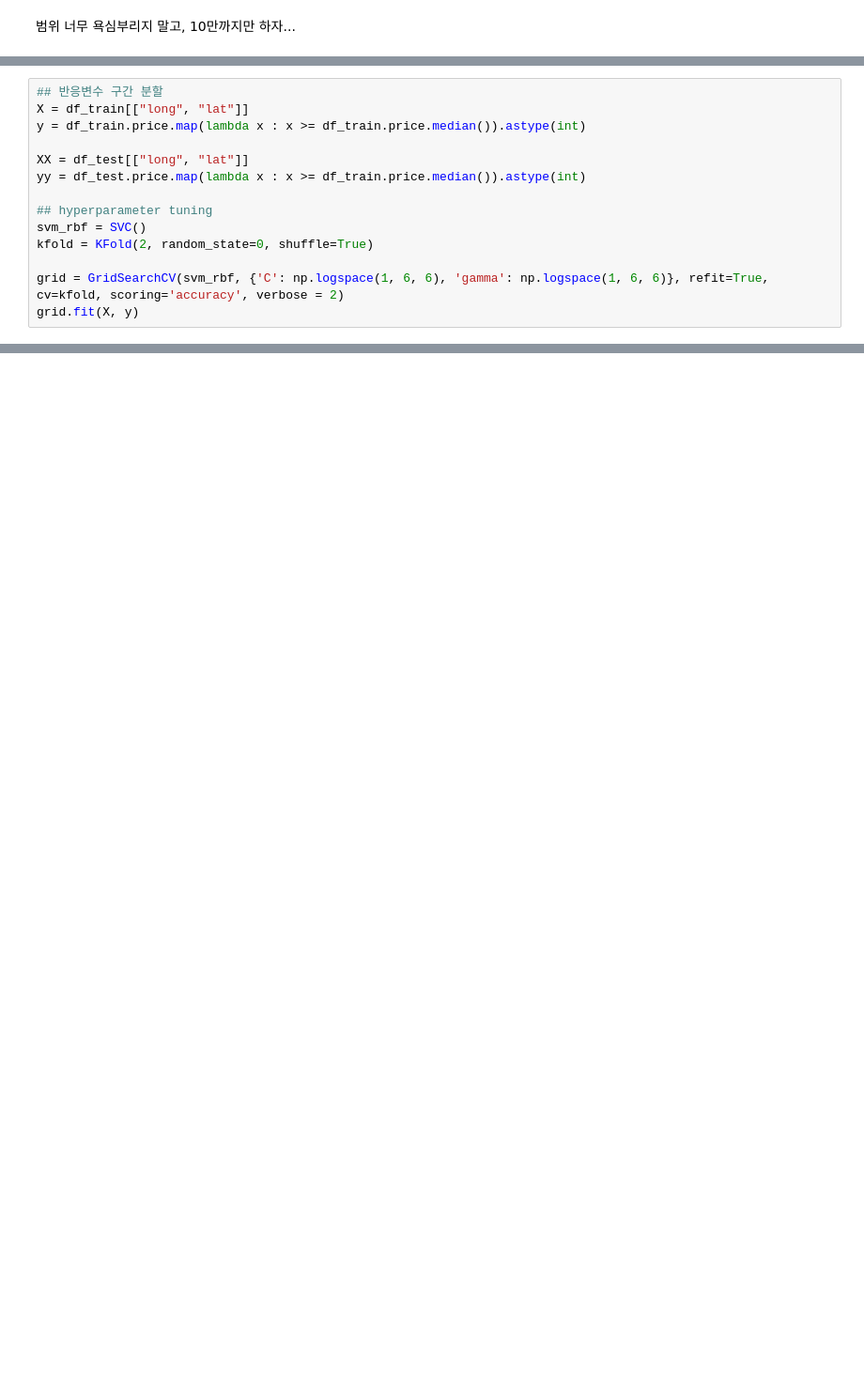
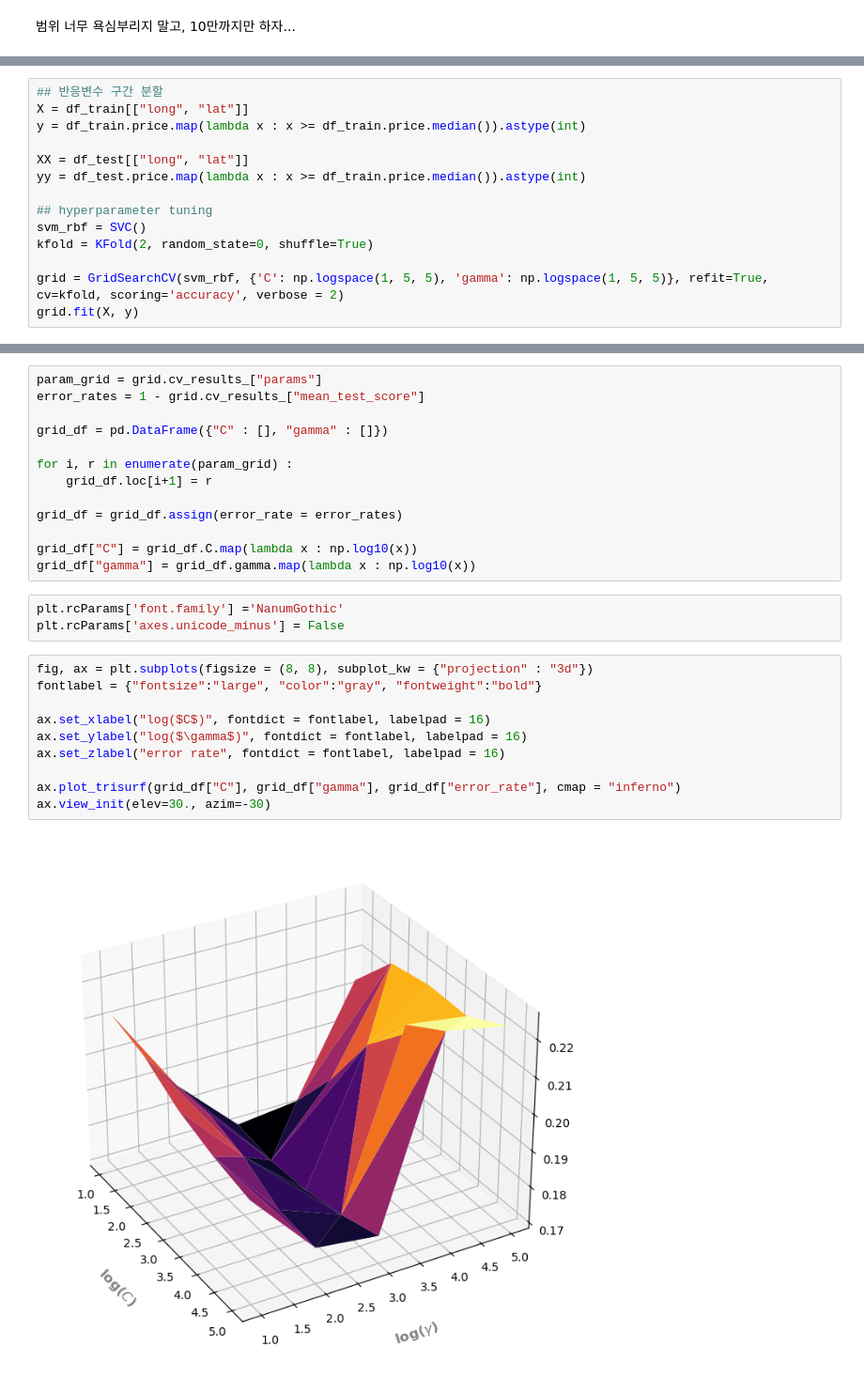
Before and after one commit to HollyRiver/ML2024, a Jupyter notebook: hw/기말 발표/SVM.ipynb, the cells around one changed output, grey strips where cells are left out. Shown at 94% size. Saved outputs shown, nothing was run; the diff lists cells and outputs as text; blank space fills up the shorter version.

```diff
--- a/hw/기말 발표/SVM.ipynb
+++ b/hw/기말 발표/SVM.ipynb
@@ -154,6 +162,6 @@ yy = df_test.price.map(lambda x : x >= df_train.price.median()).astype(int)
 svm_rbf = SVC()
 kfold = KFold(2, random_state=0, shuffle=True)
 
-grid = GridSearchCV(svm_rbf, {'C': np.logspace(1, 6, 6), 'gamma': np.logspace(1, 6, 6)}, refit=True, cv=kfold, scoring='accuracy', verbose = 2)
+grid = GridSearchCV(svm_rbf, {'C': np.logspace(1, 5, 5), 'gamma': np.logspace(1, 5, 5)}, refit=True, cv=kfold, scoring='accuracy', verbose = 2)
 grid.fit(X, y)
 # %% [output]
@@ -176,0 +288,28 @@ Fitting 2 folds for each of 49 candidates, totalling 98 fits
+# %%
+param_grid = grid.cv_results_["params"]
+error_rates = 1 - grid.cv_results_["mean_test_score"]
+
+grid_df = pd.DataFrame({"C" : [], "gamma" : []})
+
+for i, r in enumerate(param_grid) :
+    grid_df.loc[i+1] = r
+
+grid_df = grid_df.assign(error_rate = error_rates)
+
+grid_df["C"] = grid_df.C.map(lambda x : np.log10(x))
+grid_df["gamma"] = grid_df.gamma.map(lambda x : np.log10(x))
+# %%
+plt.rcParams['font.family'] ='NanumGothic'
+plt.rcParams['axes.unicode_minus'] = False
+# %%
+fig, ax = plt.subplots(figsize = (8, 8), subplot_kw = {"projection" : "3d"})
+fontlabel = {"fontsize":"large", "color":"gray", "fontweight":"bold"}
+
+ax.set_xlabel("log($C$)", fontdict = fontlabel, labelpad = 16)
+ax.set_ylabel("log($\gamma$)", fontdict = fontlabel, labelpad = 16)
+ax.set_zlabel("error rate", fontdict = fontlabel, labelpad = 16)
+
+ax.plot_trisurf(grid_df["C"], grid_df["gamma"], grid_df["error_rate"], cmap = "inferno")
+ax.view_init(elev=30., azim=-30)
+# %% [output]
+[figure, added]
```
Also changed, not shown: parts of 16 cells of this notebook, 6 other files.
